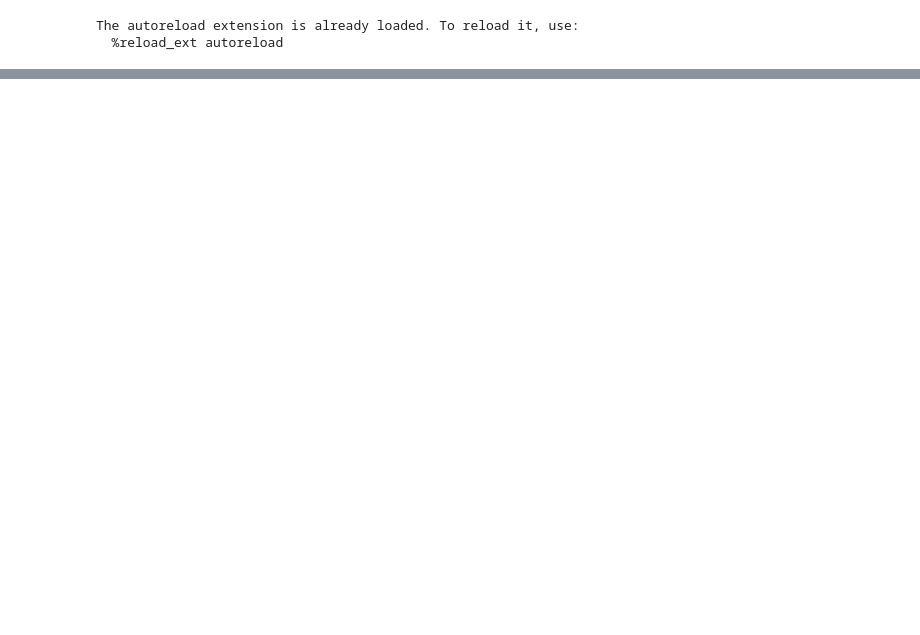
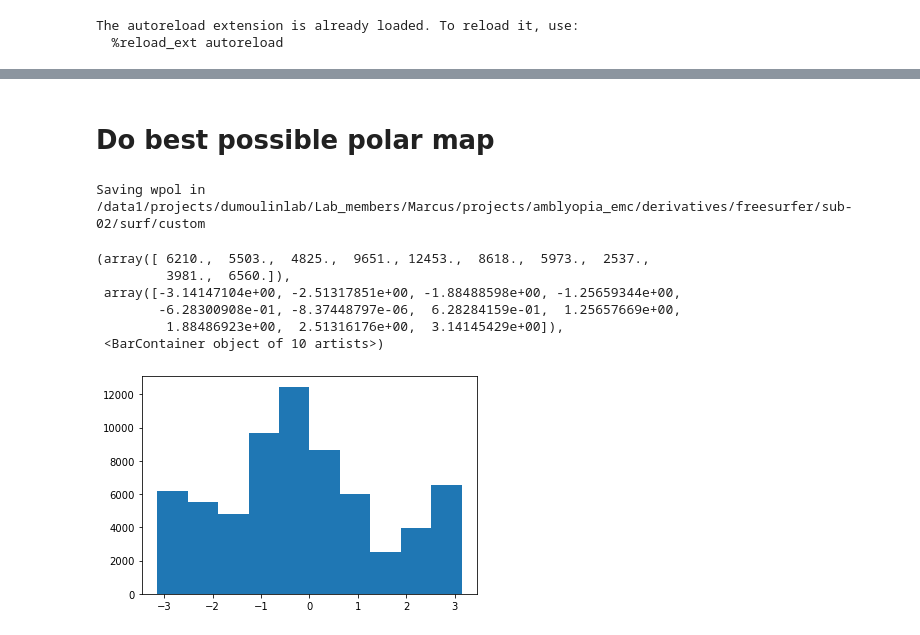
Before and after one commit to mdaghlian/amblyopia_emc, a Jupyter notebook: amb_scripts/r0_reports/r1_surfaces.ipynb, the cells around one changed output, grey strips where cells are left out. Cells and saved outputs as stored; diff of their text form; code cells hidden in the pictures; blank space fills up the shorter version.

```diff
--- a/amb_scripts/r0_reports/r1_surfaces.ipynb
+++ b/amb_scripts/r0_reports/r1_surfaces.ipynb
@@ -116,0 +212,50 @@ fs.surf_list
+# %% [markdown]
+# Do best possible polar map
+# %%
+sub = 'sub-02'
+m = 'gauss'
+x_list = []
+y_list = []
+rsq_list = []
+
+for ses in ['1', '2']:
+    for eye in ['L', 'R']:
+
+        x_list.append(prf_multi[sub].prf_obj[f'{eye}_{ses}_{m}'].pd_params['x'].to_numpy())
+        y_list.append(prf_multi[sub].prf_obj[f'{eye}_{ses}_{m}'].pd_params['y'].to_numpy())
+        this_rsq = prf_multi[sub].prf_obj[f'{eye}_{ses}_{m}'].pd_params['rsq'].to_numpy()
+        # vx_mask = prf_multi[sub].prf_obj[f'{eye}_{ses}_{m}'].return_vx_mask({'min-rsq':.1, 'max-ecc':5})
+        # this_rsq[~vx_mask] = 0
+        rsq_list.append(this_rsq)
+        this_rsq = []
+
+x_list = np.vstack(x_list)
+y_list = np.vstack(y_list)
+rsq_list = np.vstack(rsq_list)
+wx_mean = dag_weighted_mean(rsq_list, x_list, axis=0)
+wy_mean = dag_weighted_mean(rsq_list, y_list, axis=0)
+
+wecc, wpol = dag_coord_convert(wx_mean, wy_mean, 'cart2pol')
+p = 'pol'
+fs = FSMaker(sub, fs_dir)
+fs.add_surface(
+    data = wpol,
+    surf_name = 'wpol',
+    vmin = vval_dict[p][0],
+    vmax = vval_dict[p][1],
+    data_mask = ~np.isnan(wpol),
+    cmap = cmap_dict[p],
+    cmap_nsteps=100
+)
+# %% [output]
+Saving wpol in /data1/projects/dumoulinlab/Lab_members/Marcus/projects/amblyopia_emc/derivatives/freesurfer/sub-02/surf/custom
+# %%
+plt.hist(wpol[~np.isnan(wpol)])
+# %% [output]
+(array([ 6210.,  5503.,  4825.,  9651., 12453.,  8618.,  5973.,  2537.,
+         3981.,  6560.]),
+ array([-3.14147104e+00, -2.51317851e+00, -1.88488598e+00, -1.25659344e+00,
+        -6.28300908e-01, -8.37448797e-06,  6.28284159e-01,  1.25657669e+00,
+         1.88486923e+00,  2.51316176e+00,  3.14145429e+00]),
+ <BarContainer object of 10 artists>)
+[figure, added]
```
Also changed, not shown: parts of 67 cells of this notebook, 18 other files.
